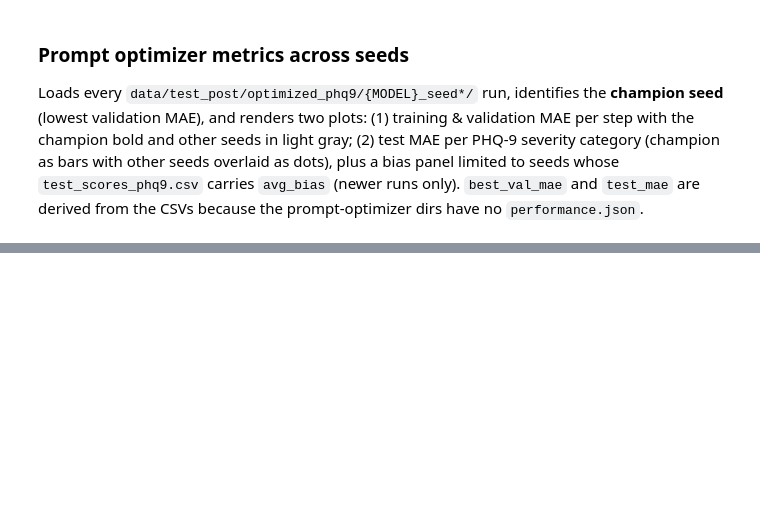
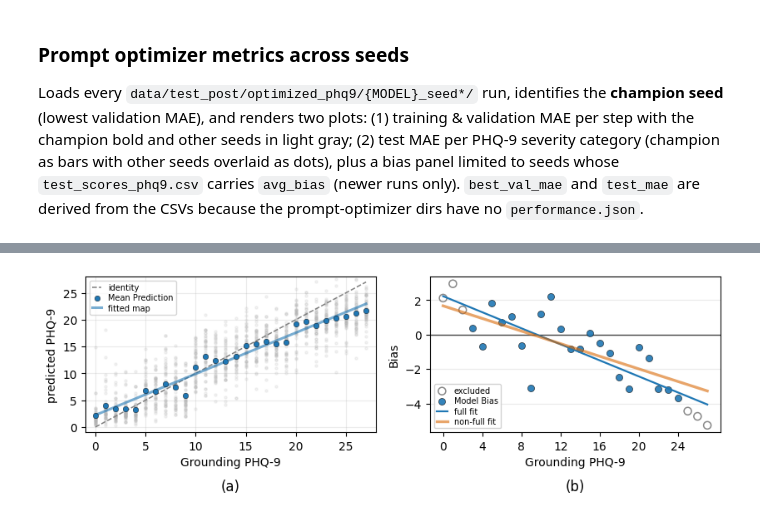
Before and after one commit to chrishoynck/ABM_LLMs_vllm, a Jupyter notebook: experiment.ipynb, the cells around one changed output, grey strips where cells are left out. Drawn from its saved outputs; the diff is of its cells as text; code cells hidden in the pictures; blank space fills up the shorter version.

```diff
--- a/experiment.ipynb
+++ b/experiment.ipynb
@@ -1263,0 +1425,91 @@ plt.show()
+# %%
+import numpy as np
+import pandas as pd
+import matplotlib.pyplot as plt
+
+# Combined figure: (a) forward map (regressor output vs the grounding PHQ-9),
+# (b) regressor bias + linear fits. Same seed-35 calibration data.
+RAW   = "data/test_post/bert_regression_finetuned/eval_calibration/seed35.csv"
+N = 28
+EXCLUDE_ENDS = 3
+BLUE, ORANGE, GREY = "#1f77b4", "#d96907", "#888888"
+
+# --- regressor bias + two linear fits (panel b), from the raw calibration eval ---
+_cal   = pd.read_csv(RAW)
+_k     = _cal["true_phq9"].round().astype(int).clip(0, N - 1)
+_g     = (_cal["raw_pred"] - _cal["true_phq9"]).groupby(_k)
+levels = np.array(sorted(_g.groups))
+b      = _g.mean().reindex(levels).to_numpy()
+n      = _g.size().reindex(levels).to_numpy(float)
+coef_all = np.polyfit(levels, b, 1, w=n)
+fit_m    = (levels >= EXCLUDE_ENDS) & (levels <= N - 1 - EXCLUDE_ENDS)
+coef_in  = np.polyfit(levels[fit_m], b[fit_m], 1, w=n[fit_m])
+xs = np.array([0.0, N - 1])
+
+# --- forward: E[pred | true] (panel a) ---
+raw = pd.read_csv(RAW)
+T = raw["true_phq9"].to_numpy(float); P = raw["raw_pred"].to_numpy(float)
+kt  = np.clip(np.round(T).astype(int), 0, N - 1)
+fwd = pd.DataFrame({"k": kt, "P": P}).groupby("k")
+flv = np.array(sorted(fwd.groups))
+fP  = fwd["P"].mean().reindex(flv).to_numpy(); fn = fwd.size().reindex(flv).to_numpy(float)
+sP  = np.polyfit(flv, fP, 1, w=fn)
+xx = np.array([0, N - 1])
+
+fig, ax = plt.subplots(1, 2, figsize=(8.4, 2.8))
+
+# panel (a) -- forward map (left)
+ax[0].plot(xx, xx, ls="--", c="0.5", lw=1.1, zorder=1, label="identity")
+ax[0].scatter(T, P, s=5, c="0.7", alpha=0.15, zorder=0)
+ax[0].scatter(flv, fP, s=22, c=BLUE, ec="k", lw=.3, zorder=3, label="Mean Prediction")
+ax[0].plot(xx, np.polyval(sP, xx), c=BLUE, lw=2.2, alpha=0.6, zorder=2, label="fitted map")
+ax[0].set_xlabel("Grounding PHQ-9")
+ax[0].set_ylabel("predicted PHQ-9")
+ax[0].set_xlim(-1, N); ax[0].set_ylim(-1, N)
+ax[0].grid(alpha=.25); ax[0].set_axisbelow(True)
+ax[0].legend(fontsize=7, loc="upper left", framealpha=0.8,
+             handlelength=1.2, borderpad=0.3, labelspacing=0.25)
+
+# panel (b) -- regressor bias + linear fits (right)
+ax[1].axhline(0, color="black", linewidth=1.0, alpha=0.7)
+ax[1].scatter(levels[~fit_m], b[~fit_m], facecolors="none", edgecolors=GREY,
+              s=42, linewidth=1.1, zorder=3, label="excluded")
+ax[1].scatter(levels[fit_m], b[fit_m], color=BLUE, s=34, alpha=0.9,
+              edgecolor="black", linewidth=0.4, zorder=4, label="Model Bias")
+ax[1].plot(xs, np.polyval(coef_all, xs), color=BLUE, linewidth=1.6, linestyle="-",
+           zorder=5, label="full fit")
+ax[1].plot(xs, np.polyval(coef_in, xs), color=ORANGE, linewidth=2.4, alpha=0.6,
+           zorder=6, label="non-full fit")
+ax[1].set_xlabel("Grounding PHQ-9")
+ax[1].set_ylabel("Bias")
+ax[1].set_xticks(np.arange(0, N, 4))
+ax[1].grid(True, axis="y", alpha=0.25); ax[1].set_axisbelow(True)
+ax[1].legend(fontsize=7, loc="lower left", framealpha=0.85,
+             handlelength=1.4, borderpad=0.3, labelspacing=0.25)
+
+fig.tight_layout(rect=[0, 0.07, 1, 1])
+for a, lab in zip(ax, ["(a)", "(b)"]):
+    pos = a.get_position()
+    fig.text((pos.x0 + pos.x1) / 2, 0.015, lab, ha="center", va="bottom", fontsize=12)
+out = "data/test_post/bert_regression_finetuned/Qwen3.5-27B_biasfit_and_forward.png"
+fig.savefig(out, dpi=300, bbox_inches="tight")
+print("saved ->", out)
+
+# export the two correction tables the simulation loads via --bias_table_path
+import os, csv
+
+REG_DIR = "data/test_post/bert_regression_finetuned/Qwen3.5-27B_seed35"
+_grid   = np.arange(N)
+_counts = pd.Series(n, index=levels).reindex(_grid).fillna(0).astype(int).to_numpy()
+def _save_table(coef, name):
+    p = os.path.join(REG_DIR, name)
+    with open(p, "w", newline="") as f:
+        wtr = csv.writer(f); wtr.writerow(["phq9", "bias", "count"])
+        for kk in range(N):
+            wtr.writerow([kk, round(float(np.polyval(coef, kk)), 6), int(_counts[kk])])
+    return p
+print("full-fit table     ->", _save_table(coef_all, "phq9_bias_table_fullfit.csv"))
+print("interior-fit table ->", _save_table(coef_in,  "phq9_bias_table_interiorfit.csv"))
+plt.show()
+plt.close()
+# %% [output]
@@ -1263,0 +1519 @@ plt.show()
+[figure, added]
```
Also changed, not shown: parts of 19 cells of this notebook, 17 other files.
